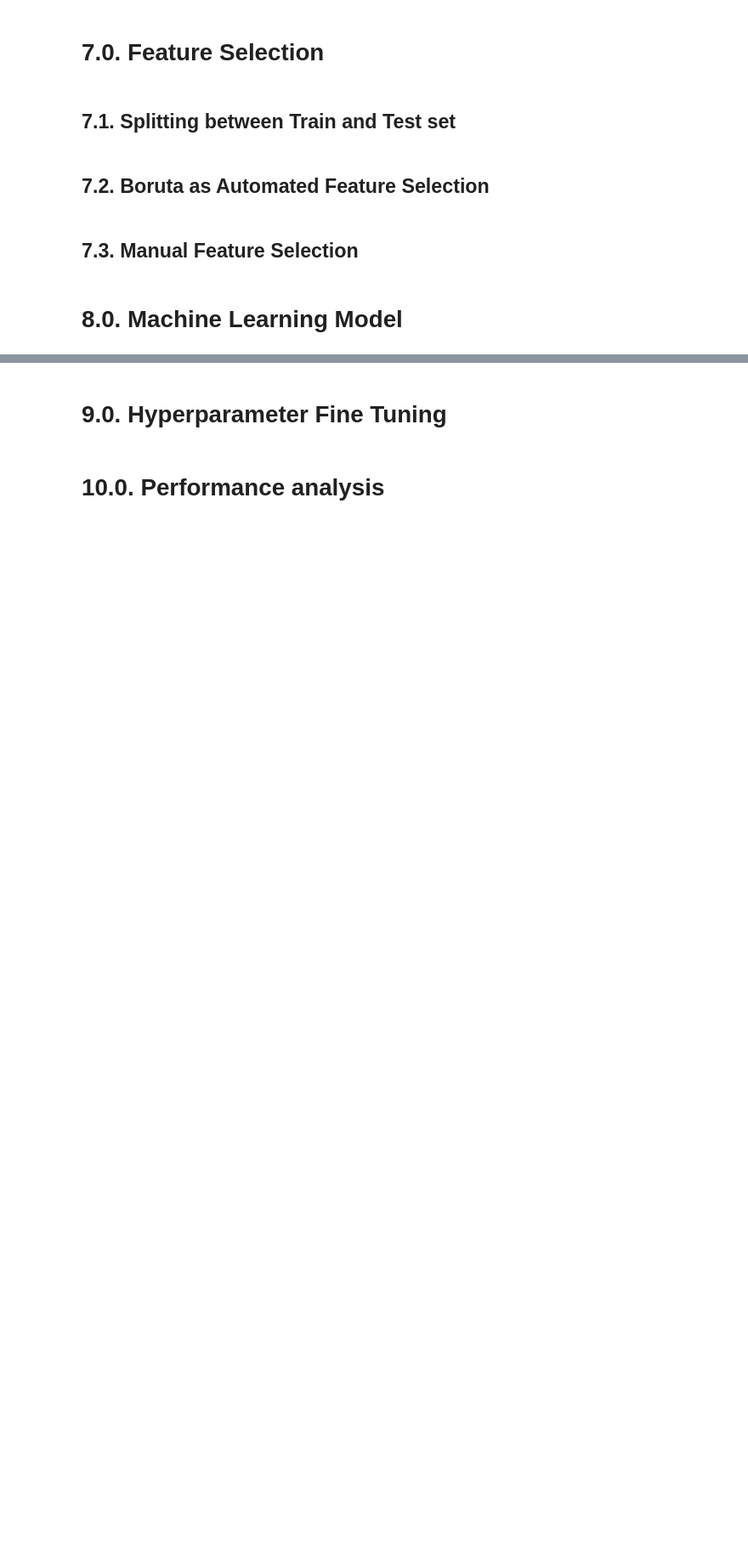
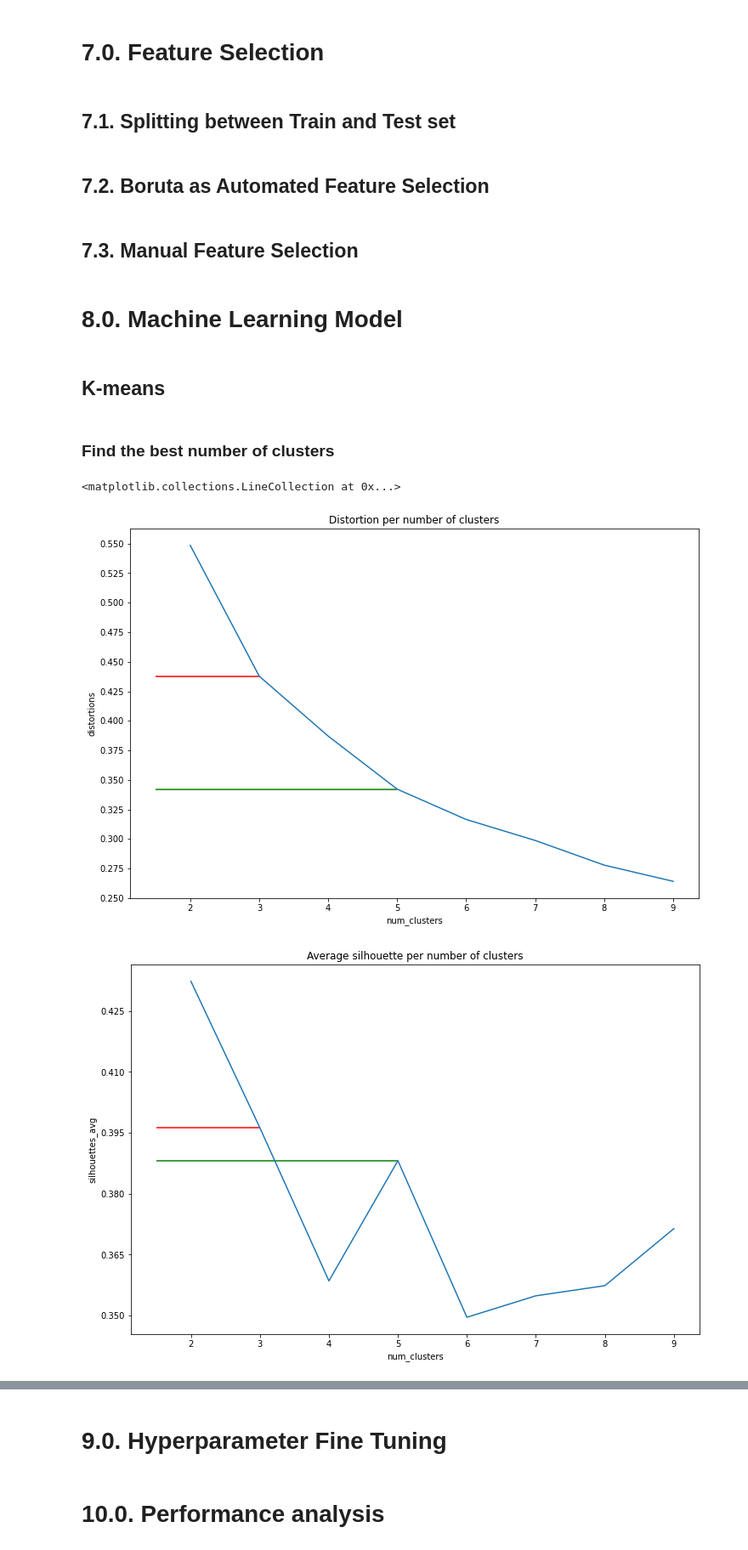
Before and after one commit to gabrielhpr/InstacartClustering, a Jupyter notebook: InstacartClustering.ipynb, the cells around one changed output, grey strips where cells are left out. Shown at 85% size. Drawn from its saved outputs; the diff is of its cells as text; code cells hidden in the pictures; blank space fills up the shorter version.

Commit message:
Development of the machine learning model kmeans

```diff
--- a/InstacartClustering.ipynb
+++ b/InstacartClustering.ipynb
@@ -657,0 +676,58 @@ sns.boxplot( data=df6['monetary'], orient='h' )
+# %% [markdown]
+## K-means
+# %% [markdown]
+### Find the best number of clusters
+# %%
+distortions = []
+silhouettes_avg = []
+num_clusters = range(2,10)
+
+# Calculates de distortion and average silhouette for several number of clusters
+for i in num_clusters:
+
+    # Run the kmeans algorithm
+    centroids, distortion = kmeans( df8[['recency','frequency','monetary']], i )
+
+    # assign each data point to it's respective cluster
+    cluster_labels, _ = vq(df8[['recency','frequency','monetary']], centroids)
+
+    # Data to the elbow plot
+    distortions.append( distortion )
+
+    # Calculates the average silhouette
+    silhouette_avg = silhouette_score( df8[['recency','frequency','monetary']], cluster_labels )
+    silhouettes_avg.append( silhouette_avg )
+# %%
+# plotting ELBOW
+elbow_plot_data = pd.DataFrame({'num_clusters': num_clusters, 'distortions': distortions})
+plt.figure(figsize=(12,8))
+plt.xticks(np.arange(2,10,1))
+plt.title('Distortion per number of clusters')
+sns.lineplot(x='num_clusters', y='distortions', data=elbow_plot_data)
+
+plt.yticks(np.arange(0.25, 0.55, 0.025))
+#plt.vlines(3,0.25,elbow_plot_data[ elbow_plot_data['num_clusters'] == 3]['distortions'], color='red' )
+plt.hlines(elbow_plot_data[elbow_plot_data['num_clusters'] == 3]['distortions'],1.5,3,color='red' )
+
+#plt.vlines(5,0.25,elbow_plot_data[ elbow_plot_data['num_clusters'] == 5]['distortions'], color='green' )
+plt.hlines(elbow_plot_data[elbow_plot_data['num_clusters'] == 5]['distortions'],1.5,5,color='green' )
+
+
+
+# SILHOUETTE average plot
+silhouette_plot_data = pd.DataFrame({'num_clusters': num_clusters, 'silhouettes_avg': silhouettes_avg})
+plt.figure(figsize=(12,8))
+plt.xticks(np.arange(2,10,1))
+plt.title('Average silhouette per number of clusters')
+sns.lineplot(x='num_clusters', y='silhouettes_avg', data=silhouette_plot_data)
+
+plt.yticks(np.arange(0.35, 0.44, 0.015))
+#plt.vlines(3,0.35,silhouette_plot_data[ silhouette_plot_data['num_clusters'] == 3]['silhouettes_avg'], color='red' )
+plt.hlines(silhouette_plot_data[silhouette_plot_data['num_clusters'] == 3]['silhouettes_avg'],1.5,3,color='red' )
+
+#plt.vlines(5,0.35,silhouette_plot_data[ silhouette_plot_data['num_clusters'] == 5]['silhouettes_avg'], color='green' )
+plt.hlines(silhouette_plot_data[silhouette_plot_data['num_clusters'] == 5]['silhouettes_avg'],1.5,5,color='green' )
+# %% [output]
+<matplotlib.collections.LineCollection at 0x...>
+[figure, added]
+[figure, added]
```
Also changed, not shown: parts of 22 cells of this notebook.
